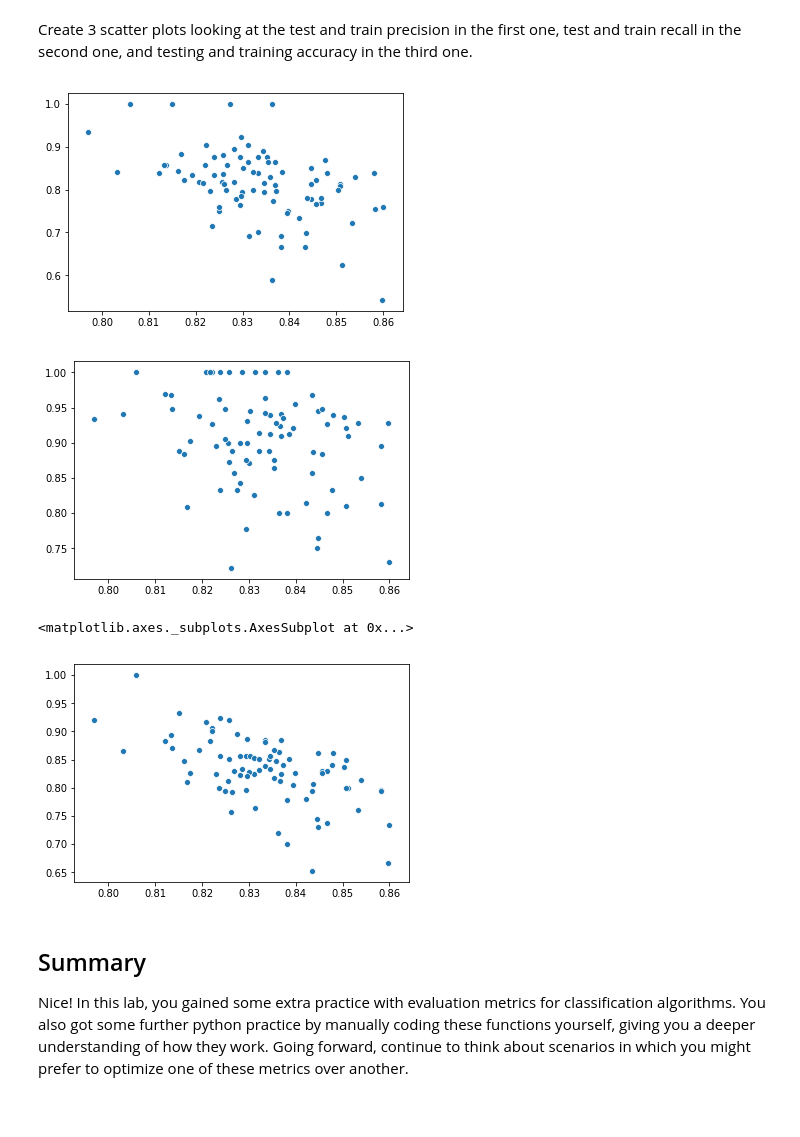
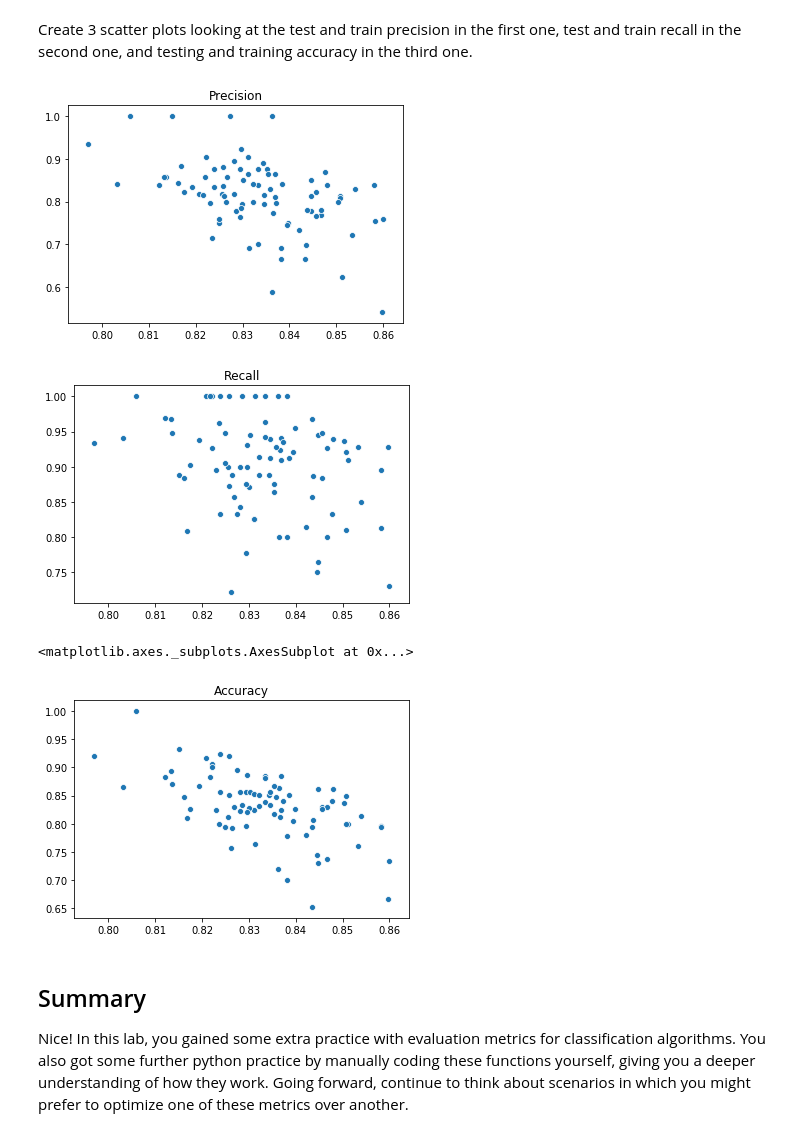
Before and after one commit to UpwardTrajectory/dsc-3-29-06-evaluating-logistic-regression-models-lab-seattle-ds-career-040119, a Jupyter notebook: index.ipynb, the cells around one changed output. Drawn from its saved outputs; the diff is of its cells as text; code cells hidden in the pictures.

```diff
--- a/index.ipynb
+++ b/index.ipynb
@@ -132,18 +132,18 @@ Create 3 scatter plots looking at the test and train precision in the first one,
 # %%
 import seaborn as sns
 plt.title('Precision')
 sns.scatterplot(training_Precision, testing_Precision)
 plt.show()
-plt.title('Precision')
+plt.title('Recall')
 sns.scatterplot(training_Precision, testing_Recall)
 plt.show()
-plt.title('Precision')
+plt.title('Accuracy')
 sns.scatterplot(training_Precision, testing_Accuracy)
 # %% [output]
-[figure, old version]
+[figure, new version]
-[figure, old version]
+[figure, new version]
 <matplotlib.axes._subplots.AxesSubplot at 0x...>
-[figure, old version]
+[figure, new version]
 # %% [markdown]
 ## Summary
 
```
